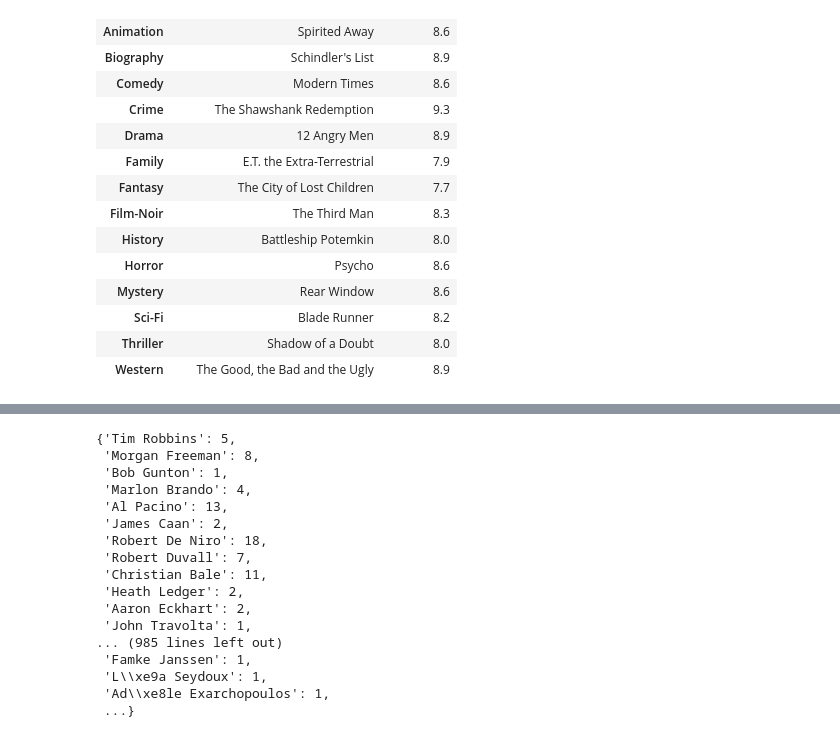
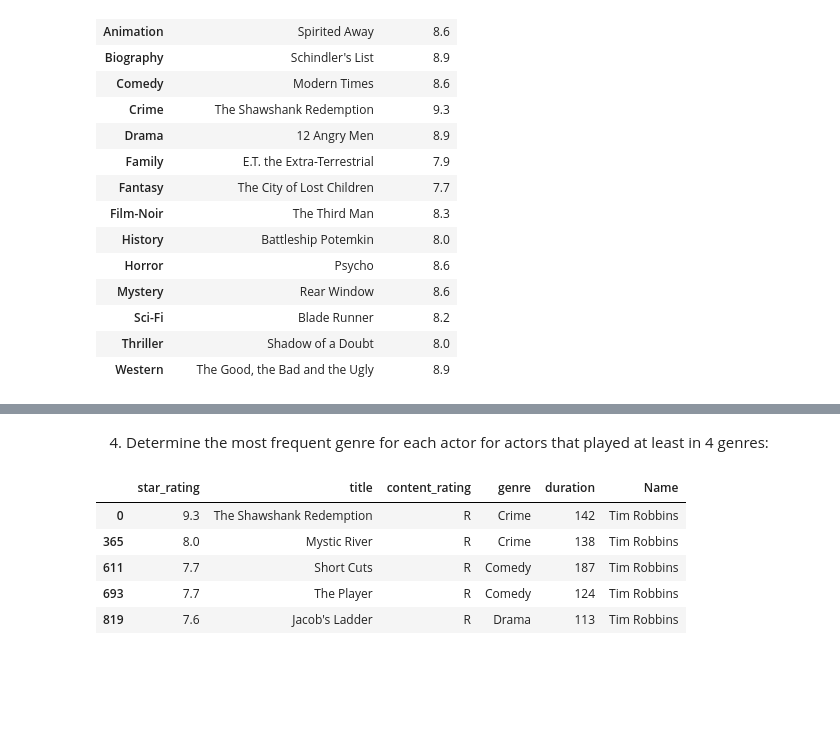
Before and after one commit to diveki/Tutorials, a Jupyter notebook: Pandas/pandas_introduction.ipynb, the cells around one changed output, grey strips where cells are left out. Cells and saved outputs as stored; diff of their text form; code cells hidden in the pictures; blank space fills up the shorter version.

```diff
--- a/Pandas/pandas_introduction.ipynb
+++ b/Pandas/pandas_introduction.ipynb
@@ -729,41 +954,11 @@ Name: star_rating, dtype: float64
-# %%
-# Figure out something "interesting" using the actors data
-# Which actor did how many movies
-
-
-def repp(string):
-    return string.replace("[","").replace("]","").replace("u'","").replace("',",",")[:-1]
-
-movies_series = movies['actors_list'].apply(repp)
-
-actors_list = []
-for movie_actors in movies_series:
-    actors_list.append([e.strip() for e in movie_actors.split(',')])
-
-actor_dict = {}
-for actor in actors_list:
-    for a in actor:
-        if a in actor_dict:
-            actor_dict[a] +=1
-        else:
-            actor_dict[a] = 1
-
-actor_dict
-# %% [output]
-{'Tim Robbins': 5,
- 'Morgan Freeman': 8,
- 'Bob Gunton': 1,
- 'Marlon Brando': 4,
- 'Al Pacino': 13,
- 'James Caan': 2,
- 'Robert De Niro': 18,
- 'Robert Duvall': 7,
- 'Christian Bale': 11,
- 'Heath Ledger': 2,
- 'Aaron Eckhart': 2,
- 'John Travolta': 1,
-... (985 lines left out)
- 'Famke Janssen': 1,
- 'L\\xe9a Seydoux': 1,
- 'Ad\\xe8le Exarchopoulos': 1,
- ...}
+# %% [markdown]
+4) Determine the most frequent genre for each actor for actors that played at least in 4 genres:
+# %%
+ba1.head()
+# %% [output]
+|  | star_rating | title | content_rating | genre | duration | Name |
+| 0 | 9.3 | The Shawshank Redemption | R | Crime | 142 | Tim Robbins |
+| 365 | 8.0 | Mystic River | R | Crime | 138 | Tim Robbins |
+| 611 | 7.7 | Short Cuts | R | Comedy | 187 | Tim Robbins |
+| 693 | 7.7 | The Player | R | Comedy | 124 | Tim Robbins |
+| 819 | 7.6 | Jacob's Ladder | R | Drama | 113 | Tim Robbins |
```
Also changed, not shown: parts of 62 cells of this notebook.
